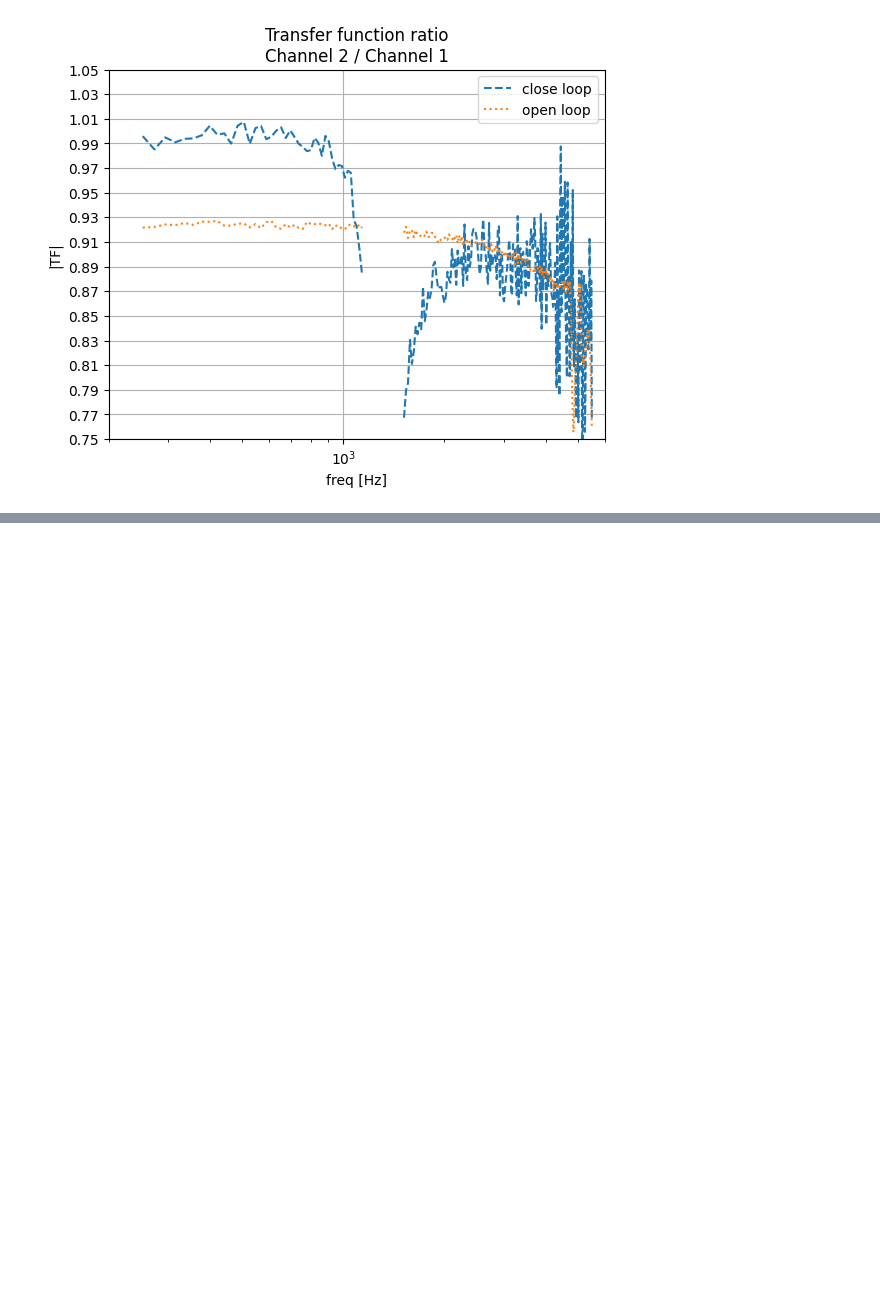
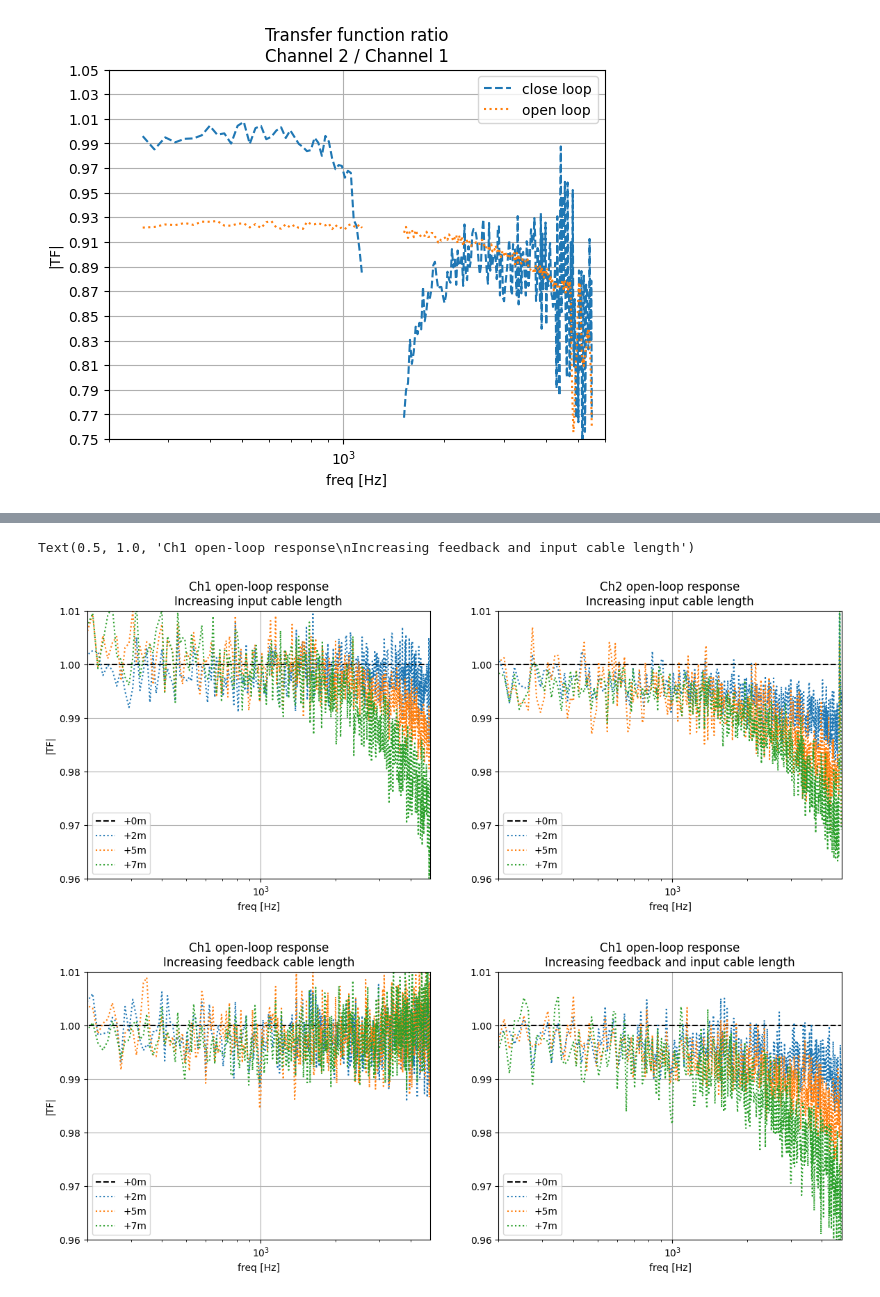
Before and after one commit to runabriguglio/SPLATT, a Jupyter notebook: splattsw/JupyterNotebooks/scratchPiezoTFs.ipynb, the cells around one changed output, grey strips where cells are left out. Saved outputs shown, nothing was run; the diff lists cells and outputs as text; code cells hidden in the pictures; blank space fills up the shorter version.

```diff
--- a/splattsw/JupyterNotebooks/scratchPiezoTFs.ipynb
+++ b/splattsw/JupyterNotebooks/scratchPiezoTFs.ipynb
@@ -158,0 +321,62 @@ Text(0.5, 1.0, 'Transfer function ratio\nChannel 2 / Channel 1')
+# %%
+dec = 100
+plt.figure(figsize=(14,5))
+plt.subplot(1,2,1)
+plt.plot(f[::dec],ch1_oltf_i0_f0[::dec]/ch1_oltf_i0_f0[::dec],'--',c='k',label='+0m')
+plt.plot(f[::dec],ch1_oltf_i2_f0[::dec]/ch1_oltf_i0_f0[::dec],':',label='+2m')
+plt.plot(f[::dec],ch1_oltf_i5_f0[::dec]/ch1_oltf_i0_f0[::dec],':',label='+5m')
+plt.plot(f[::dec],ch1_oltf_i7_f0[::dec]/ch1_oltf_i0_f0[::dec],':',label='+7m')
+plt.legend()
+plt.grid()
+plt.xscale('log')
+# plt.yscale('log')
+plt.ylim([0.96,1.01])
+plt.xlim([200,4800])
+plt.xlabel('freq [Hz]')
+plt.ylabel('|TF|')
+plt.title('Ch1 open-loop response\nIncreasing input cable length')
+plt.subplot(1,2,2)
+plt.plot(f[::dec],ch2_oltf_i0_f0[::dec]/ch2_oltf_i0_f0[::dec],'--',c='k',label='+0m')
+plt.plot(f[::dec],ch2_oltf_i2_f0[::dec]/ch2_oltf_i0_f0[::dec],':',label='+2m')
+plt.plot(f[::dec],ch2_oltf_i5_f0[::dec]/ch2_oltf_i0_f0[::dec],':',label='+5m')
+plt.plot(f[::dec],ch2_oltf_i7_f0[::dec]/ch2_oltf_i0_f0[::dec],':',label='+7m')
+plt.legend()
+plt.grid()
+plt.xscale('log')
+plt.ylim([0.96,1.01])
+plt.xlim([200,4800])
+plt.xlabel('freq [Hz]')
+plt.title('Ch2 open-loop response\nIncreasing input cable length')
+
+plt.figure(figsize=(14,5))
+plt.subplot(1,2,1)
+plt.plot(f[::dec],ch1_oltf_i0_f0[::dec]/ch1_oltf_i0_f0[::dec],'--',c='k',label='+0m')
+plt.plot(f[::dec],ch1_oltf_i0_f2[::dec]/ch1_oltf_i0_f0[::dec],':',label='+2m')
+plt.plot(f[::dec],ch1_oltf_i0_f5[::dec]/ch1_oltf_i0_f0[::dec],':',label='+5m')
+plt.plot(f[::dec],ch1_oltf_i0_f7[::dec]/ch1_oltf_i0_f0[::dec],':',label='+7m')
+plt.legend()
+plt.grid()
+plt.xscale('log')
+# plt.yscale('log')
+plt.ylim([0.96,1.01])
+plt.xlim([200,4800])
+plt.xlabel('freq [Hz]')
+plt.ylabel('|TF|')
+plt.title('Ch1 open-loop response\nIncreasing feedback cable length')
+plt.subplot(1,2,2)
+plt.plot(f[::dec],ch1_oltf_i0_f0[::dec]/ch1_oltf_i0_f0[::dec],'--',c='k',label='+0m')
+plt.plot(f[::dec],ch1_oltf_i2_f2[::dec]/ch1_oltf_i0_f0[::dec],':',label='+2m')
+plt.plot(f[::dec],ch1_oltf_i5_f5[::dec]/ch1_oltf_i0_f0[::dec],':',label='+5m')
+plt.plot(f[::dec],ch1_oltf_i7_f7[::dec]/ch1_oltf_i0_f0[::dec],':',label='+7m')
+plt.legend()
+plt.grid()
+plt.xscale('log')
+# plt.yscale('log')
+plt.ylim([0.96,1.01])
+plt.xlim([200,4800])
+plt.xlabel('freq [Hz]')
+plt.title('Ch1 open-loop response\nIncreasing feedback and input cable length')
+# %% [output]
+Text(0.5, 1.0, 'Ch1 open-loop response\nIncreasing feedback and input cable length')
+[figure, added]
+[figure, added]
```
Also changed, not shown: parts of 4 cells of this notebook.
